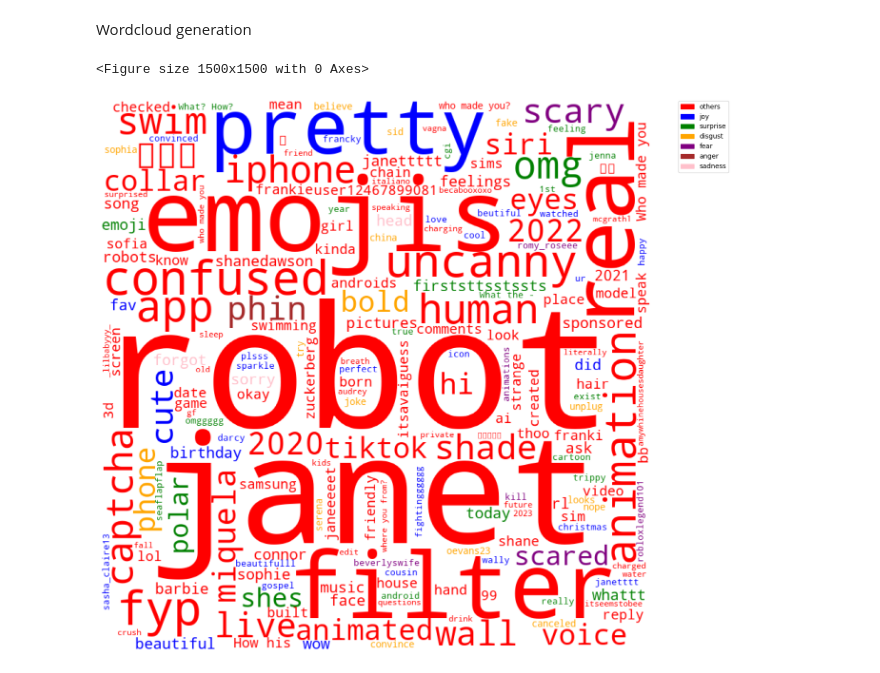
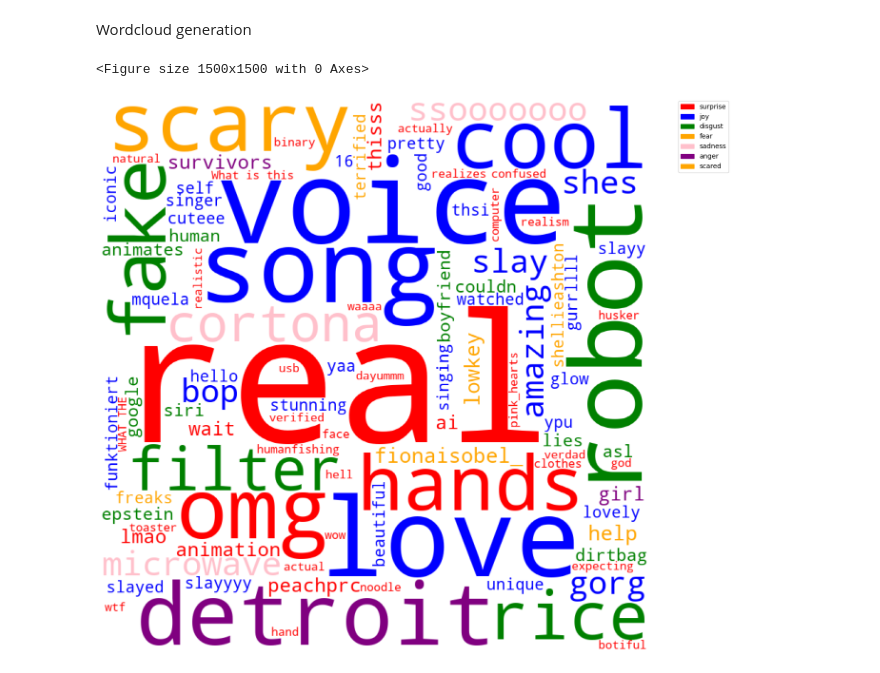
Before and after one commit to wuxyel123/MiquelaSocialNetworkAnalysis, a Jupyter notebook: Scraping/DataScraper.ipynb, the cells around one changed output. Drawn from its saved outputs; the diff is of its cells as text; code cells hidden in the pictures.

Commit message:
Added code to eliminathe comments assigned to others emotion

```diff
--- a/Scraping/DataScraper.ipynb
+++ b/Scraping/DataScraper.ipynb
@@ -241,3 +244,22 @@ with open('sentiment_analysis/lilmiquela_emotion_sentiment.csv', 'w') as f:
+# %%
+#Load emotion and sentiment from csv file
+import pandas as pd
+past_df = pd.read_csv('sentiment_analysis/lilmiquela_past_emotion_sentiment.csv')
+df = pd.read_csv('sentiment_analysis/lilmiquela_emotion_sentiment.csv')
+
+#Iterate rows
+for i, row in past_df.iterrows():
+    #If emotion is others delete row
+    if row['emotion'] == 'others':
+        past_df.drop(i, inplace=True)
+#Iterate rows
+for i, row in df.iterrows():
+    #If emotion is others delete row
+    if row['emotion'] == 'others':
+        df.drop(i, inplace=True)
+#Save emotion and sentiment to csv file in the format: comment,keyword, emotion, sentiment
+past_df.to_csv('sentiment_analysis/lilmiquela_past_emotion_sentiment.csv', index=False)
+df.to_csv('sentiment_analysis/lilmiquela_emotion_sentiment.csv', index=False)
 # %% [markdown]
 Prepare data for graph
 # %%
@@ -356,7 +378,7 @@ from wordcloud import WordCloud
 import pandas as pd
 import networkx as nx
 
-def generate_wordcloud(nodes, edges, savepath=None):
+def generate_wordcloud(nodes, edges):
     #Generate a graph for present comments
     graph = nx.Graph()
     #Add nodes
@@ -431,15 +453,12 @@ def generate_wordcloud(nodes, edges, savepath=None):
     plt.imshow(wordcloud)
     plt.axis("off")
     plt.show()
-    #Save the word cloud
-    if savepath is not None:
-        wordcloud.to_file(savepath)
-
-
-#Load gephi files
-nodes = pd.read_csv('sentiment_analysis/gephi/lilmiquela_present_emotion_nodes.csv')
-edges = pd.read_csv('sentiment_analysis/gephi/lilmiquela_present_emotion_edges.csv')
-generate_wordcloud(nodes, edges, savepath='../wordclouds/lilmiquela_present_emotion_wordcloud.png')
-# %% [output]
-<Figure size 1500x1500 with 0 Axes>
-[figure, removed]
+# %%
+#Load gephi files
+nodes = pd.read_csv('sentiment_analysis/gephi/lilmiquela_past_emotion_nodes.csv')
+edges = pd.read_csv('sentiment_analysis/gephi/lilmiquela_past_emotion_edges.csv')
+
+generate_wordcloud(nodes, edges)
+# %% [output]
+<Figure size 1500x1500 with 0 Axes>
+[figure, added]
```
Also changed, not shown: parts of 3 cells of this notebook, 9 other files.
